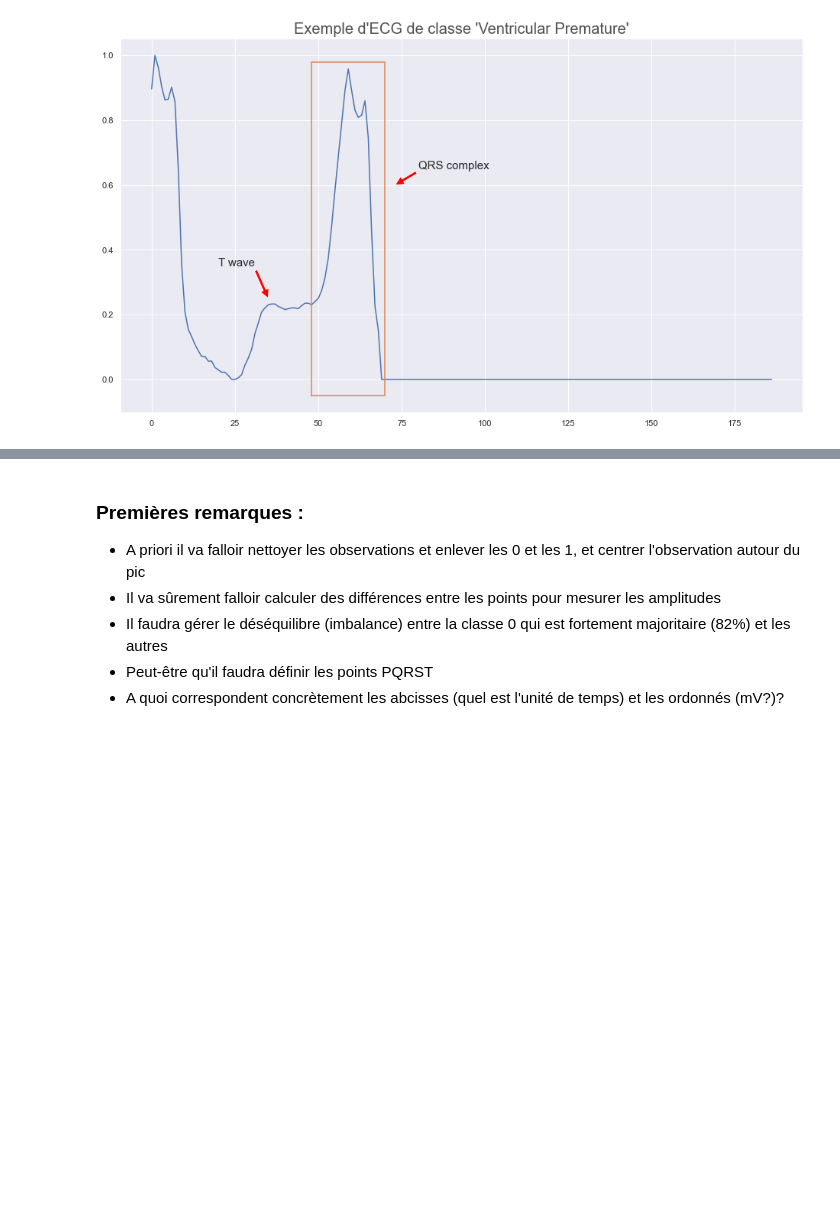
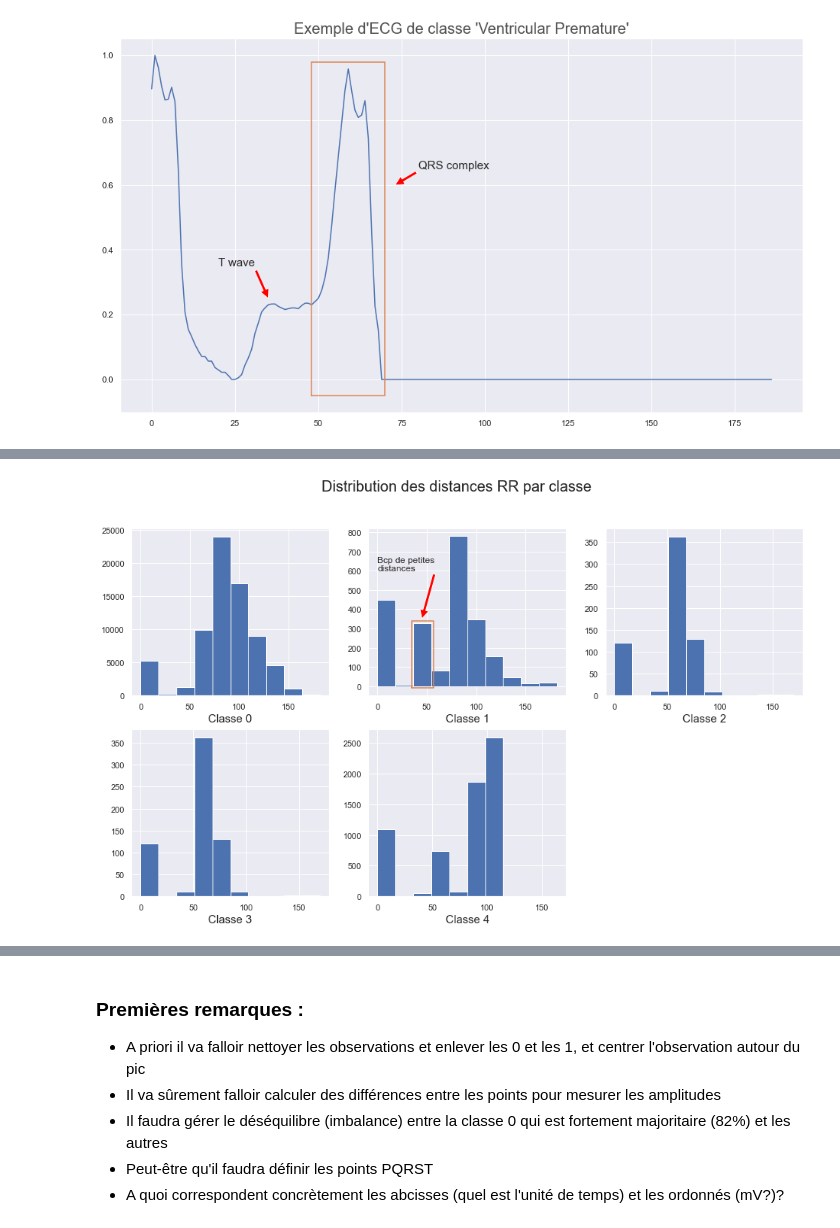
Before and after one commit to SamanthC/Pypitations, a Jupyter notebook: Notebook_1.ipynb, the cells around one changed output, grey strips where cells are left out. Cells and saved outputs as stored; diff of their text form; code cells hidden in the pictures; blank space fills up the shorter version.

```diff
--- a/Notebook_1.ipynb
+++ b/Notebook_1.ipynb
@@ -146,0 +208,41 @@ Int64Index([  0,   1,   2,   3,   4,   5,   6,   7,   8,   9,
+# %%
+liste_4_find_peaks = []
+
+for i in range(len(mit_train_4)):
+    a = mit_train_4.iloc[i,:-1].shift(3)
+    a[0] = mit_train_4.iloc[i,3]
+    a[1] = mit_train_4.iloc[i,2]
+    a[2] = mit_train_4.iloc[i,1]
+    a[3] = mit_train_4.iloc[i,0]
+    try:
+        result = find_peaks(a, height = 0.75)[0][-1] - find_peaks(a, height = 0.75)[0][0]
+    except:
+        result = 0
+    liste_4_find_peaks.append(result)
+# %%
+fig = plt.figure(figsize = (16,9))
+fig.suptitle("Distribution des distances RR par classe", fontsize = 20)
+
+ax1 = fig.add_subplot(2, 3, 1)
+ax1.hist(liste_0_find_peaks)
+ax1.set_xlabel("Classe 0", fontsize = 15)
+
+ax2 = fig.add_subplot(2, 3, 2)
+ax2.hist(liste_1_find_peaks)
+ax2.set_xlabel("Classe 1", fontsize = 15)
+ax2.plot([35, 57, 57, 35, 35], [-10, -10, 340, 340, -10])
+ax2.annotate("Bcp de petites\ndistances", xy = (45, 350), xytext = (0, 600), arrowprops = {"facecolor": "red"})
+
+ax3 = fig.add_subplot(2, 3, 3)
+ax3.hist(liste_3_find_peaks)
+ax3.set_xlabel("Classe 2", fontsize = 15)
+
+ax4 = fig.add_subplot(2, 3, 4)
+ax4.hist(liste_3_find_peaks)
+ax4.set_xlabel("Classe 3", fontsize = 15)
+
+ax5 = fig.add_subplot(2, 3, 5)
+ax5.hist(liste_4_find_peaks)
+ax5.set_xlabel("Classe 4", fontsize = 15);
+# %% [output]
+[figure, added]
```
Also changed, not shown: parts of 50 cells of this notebook.
